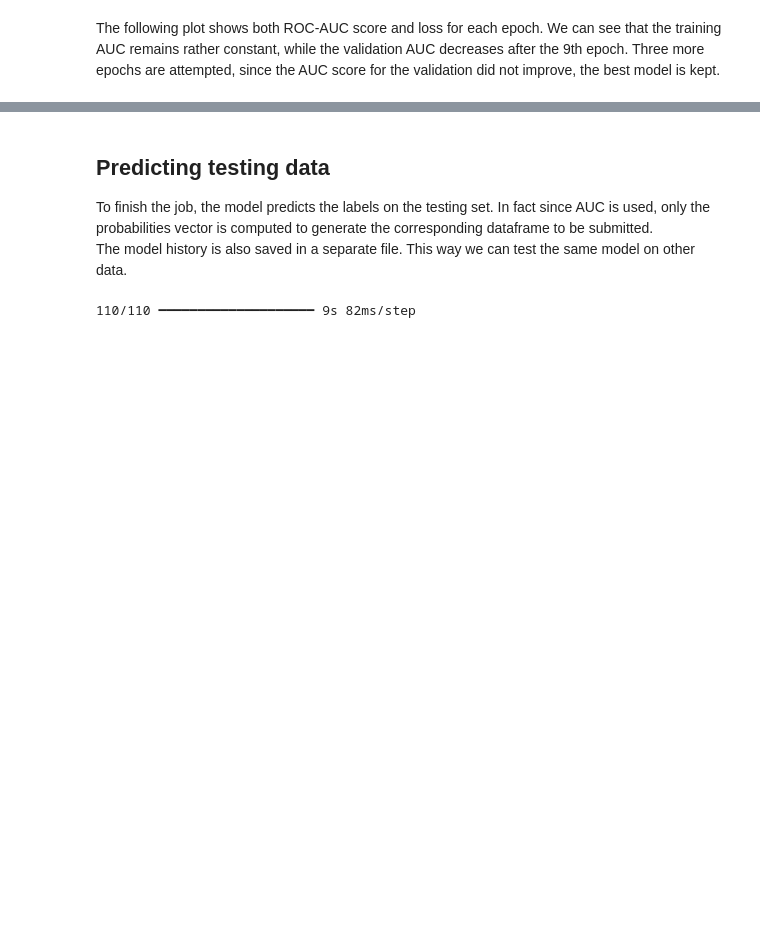
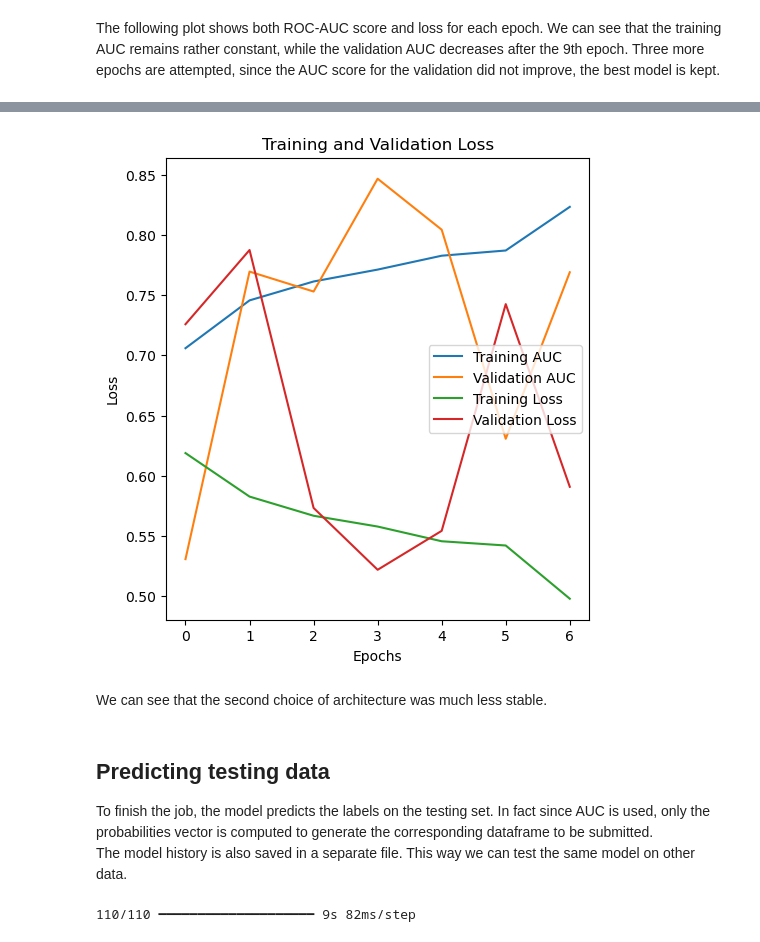
Before and after one commit to DavidEPP/Histopatology-Cancer-Detection-with-CNN, a Jupyter notebook: CNN_for_cancer_detection_in_images.ipynb, the cells around one changed output, grey strips where cells are left out. Cells and saved outputs as stored; diff of their text form; code cells hidden in the pictures; blank space fills up the shorter version.

```diff
--- a/CNN_for_cancer_detection_in_images.ipynb
+++ b/CNN_for_cancer_detection_in_images.ipynb
@@ -515,2 +599,20 @@ class PrintMetricsCallback(Callback):
               f"Train Loss: {train_loss:.4f}, Train AUC: {train_auc:.4f} - "
               f"Val Loss: {val_loss:.4f}, Val AUC: {val_auc:.4f}")
+# %%
+
+learning_rate = 0.01  #
+
+
+# Define number of epochs and an early stopping callback to avoid overfitting
+epochs = 20
+early_stopping = EarlyStopping(monitor='val_auc', patience=3, restore_best_weights=True)
+reduce_lr = ReduceLROnPlateau(monitor='val_loss', factor=0.3, patience=2, min_lr=0.0001)
+
+# Train the model with the custom PrintMetricsCallback
+history = cnn.fit(
+    mini_train_loader,
+    validation_data=mini_valid_loader,
+    epochs=epochs,
+    callbacks=[early_stopping, PrintMetricsCallback(), reduce_lr],
+    verbose=1
+)
@@ -523,7 +643,7 @@ early_stopping = EarlyStopping(monitor='val_auc', patience=3, restore_best_weigh
 reduce_lr = ReduceLROnPlateau(monitor='val_loss', factor=0.3, patience=2, min_lr=0.001)
 
 # Train the model with the custom PrintMetricsCallback
-history = cnn.fit(
+history_2 = cnn_2.fit(
     mini_train_loader,
     validation_data=mini_valid_loader,
     epochs=epochs,
@@ -572,7 +692,7 @@ def plot_training_curves(history):
     plt.title('Training and Validation AUC')
 
     # Plot Loss
-    plt.subplot(1, 2, 2)
+    #plt.subplot(1, 2, 2)
     plt.plot(epochs_range, loss, label='Training Loss')
     plt.plot(epochs_range, val_loss, label='Validation Loss')
     plt.xlabel('Epochs')
@@ -581,6 +701,3 @@ def plot_training_curves(history):
     plt.title('Training and Validation Loss')
 
     plt.show()
-
-# Call the function to display the curves
-plot_training_curves(history)
@@ -589,3 +709,9 @@ plot_training_curves(history)
+# %%
+plot_training_curves(history_2)
+# %% [output]
+[figure, added]
+# %% [markdown]
+We can see that the second choice of architecture was much less stable.
 # %% [markdown]
 ## Predicting testing data
 
```
Also changed, not shown: parts of 18 cells of this notebook.
